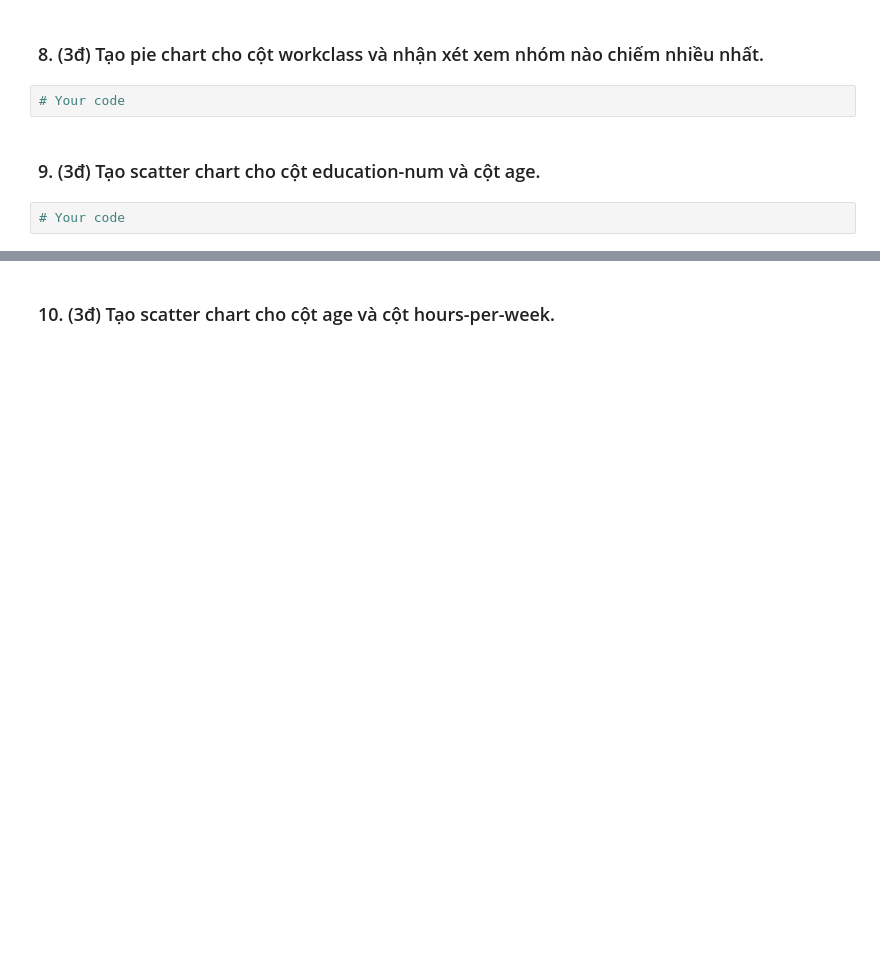
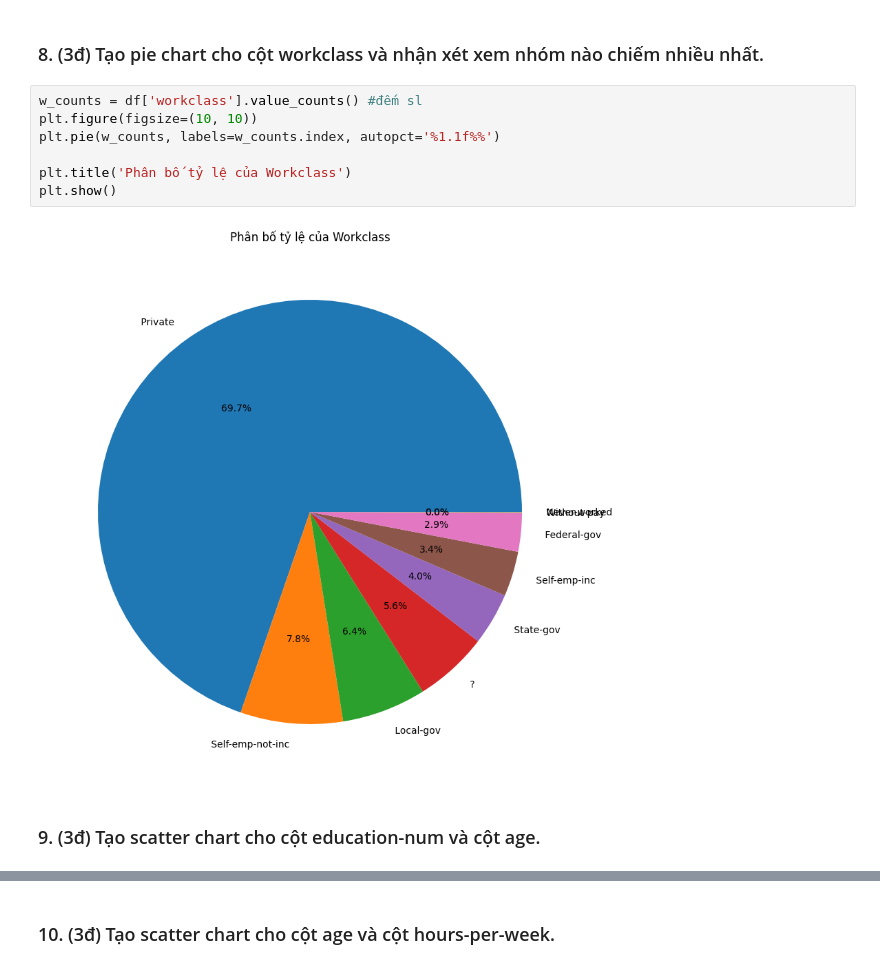
Before and after one commit to Phuonganh005/DA, a Jupyter notebook: 12_online/adult.ipynb, the cells around one changed output, grey strips where cells are left out. Cells and saved outputs as stored; diff of their text form; blank space fills up the shorter version.

```diff
--- a/12_online/adult.ipynb
+++ b/12_online/adult.ipynb
@@ -49,8 +123,13 @@ import numpy as np
 # %% [markdown]
 ### 8. (3đ) Tạo pie chart cho cột workclass và nhận xét xem nhóm nào chiếm nhiều nhất.
-# %%
-# Your code
+# %%
+w_counts = df['workclass'].value_counts() #đếm sl
+plt.figure(figsize=(10, 10))
+plt.pie(w_counts, labels=w_counts.index, autopct='%1.1f%%')
+
+plt.title('Phân bố tỷ lệ của Workclass')
+plt.show()
+# %% [output]
+[figure, added]
 # %% [markdown]
 ### 9. (3đ) Tạo scatter chart cho cột education-num và cột age.
-# %%
-# Your code
```
Also changed, not shown: parts of 38 cells of this notebook.
